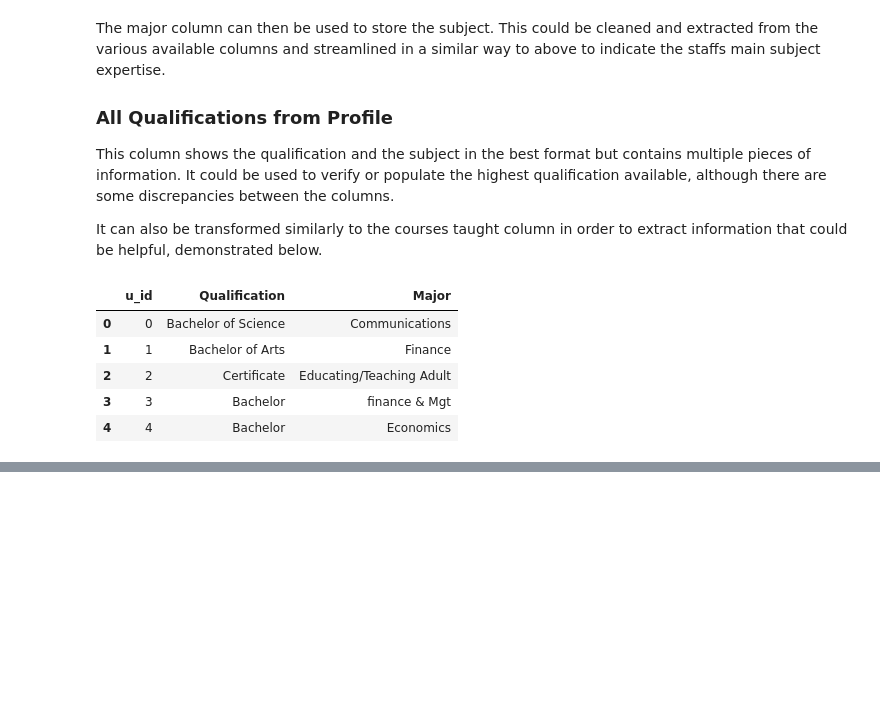
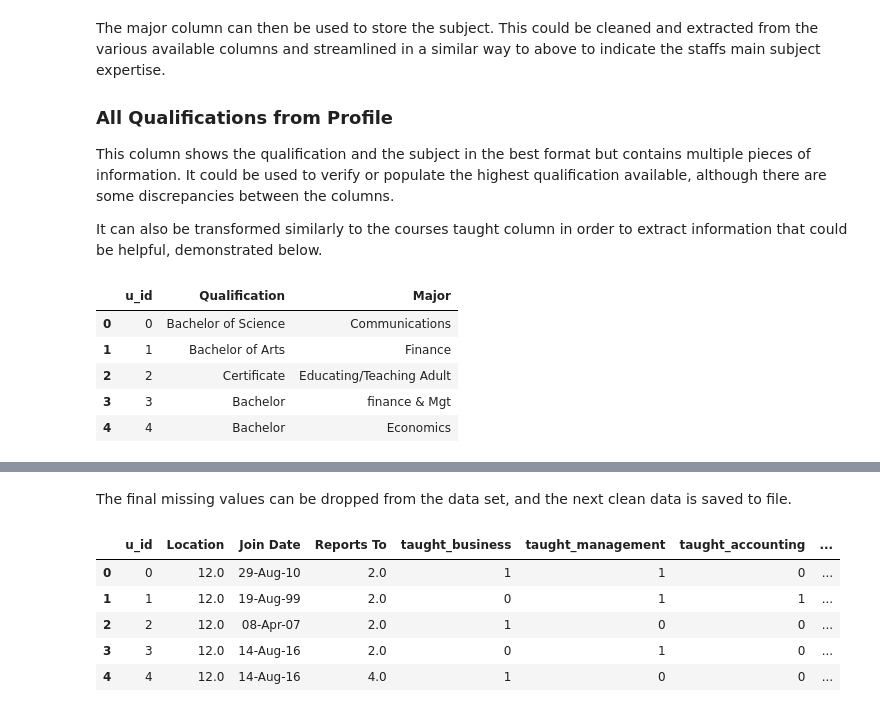
Before and after one commit to cheylea/data-cleanse-uol, a Jupyter notebook: SIS-DataCleanse.ipynb, the cells around one changed output, grey strips where cells are left out. Drawn from its saved outputs; the diff is of its cells as text; code cells hidden in the pictures; blank space fills up the shorter version.

```diff
--- a/SIS-DataCleanse.ipynb
+++ b/SIS-DataCleanse.ipynb
@@ -504,0 +748,17 @@ qualifs_t.head()
+# %% [markdown]
+The final missing values can be dropped from the data set, and the next clean data is saved to file.
+# %%
+# Remove null rows
+data = data.dropna()
+
+# Save to file
+data.to_csv('cleaned_data\staff_table.csv')
+
+data.head()
+# %% [output]
+|  | u_id | Location | Join Date | Reports To | taught_business | taught_management | taught_accounting | ... |
+| 0 | 0 | 12.0 | 29-Aug-10 | 2.0 | 1 | 1 | 0 | ... |
+| 1 | 1 | 12.0 | 19-Aug-99 | 2.0 | 0 | 1 | 1 | ... |
+| 2 | 2 | 12.0 | 08-Apr-07 | 2.0 | 1 | 0 | 0 | ... |
+| 3 | 3 | 12.0 | 14-Aug-16 | 2.0 | 0 | 1 | 0 | ... |
+| 4 | 4 | 12.0 | 14-Aug-16 | 4.0 | 1 | 0 | 0 | ... |
```
Also changed, not shown: parts of 17 cells of this notebook, 3 other files.
